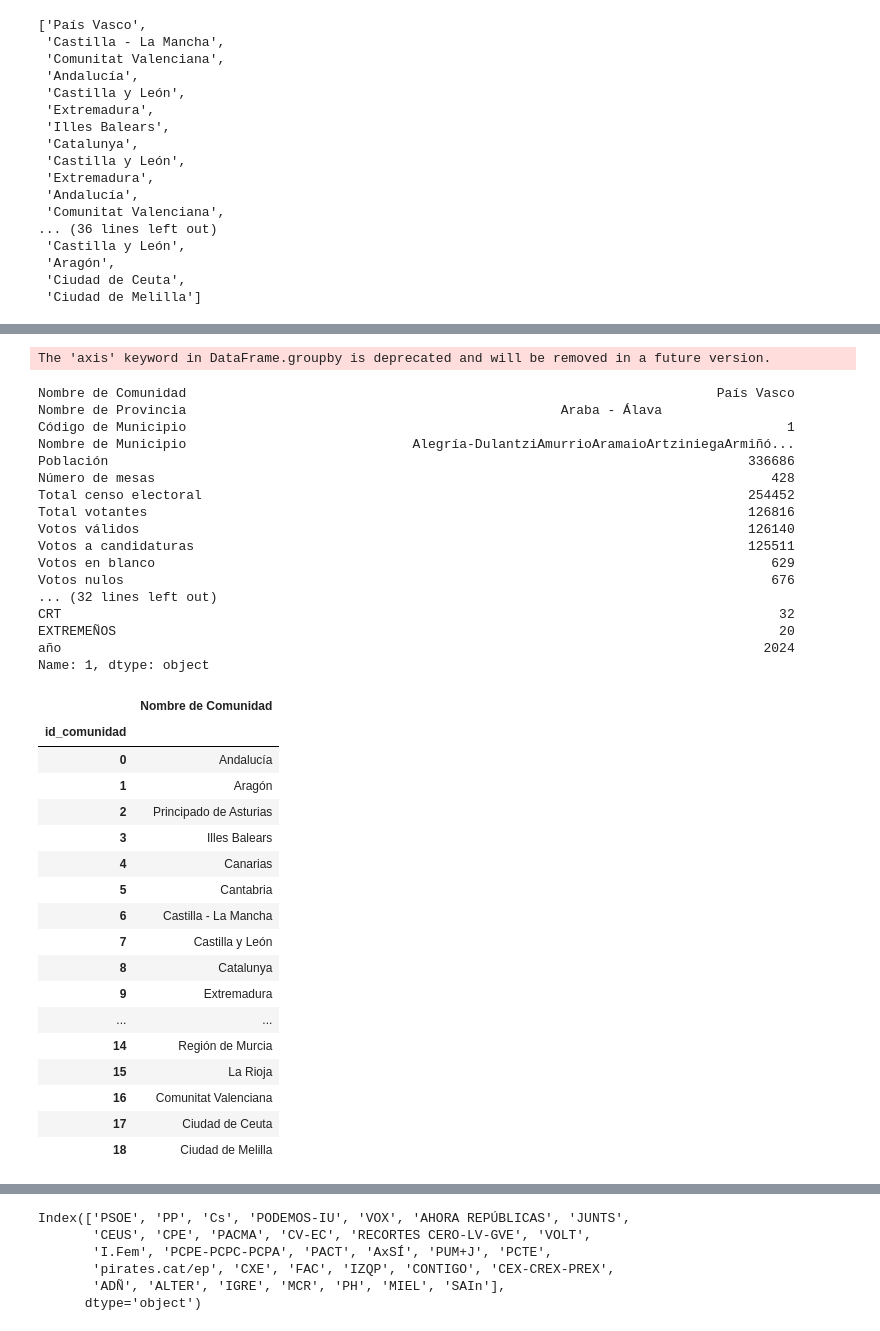
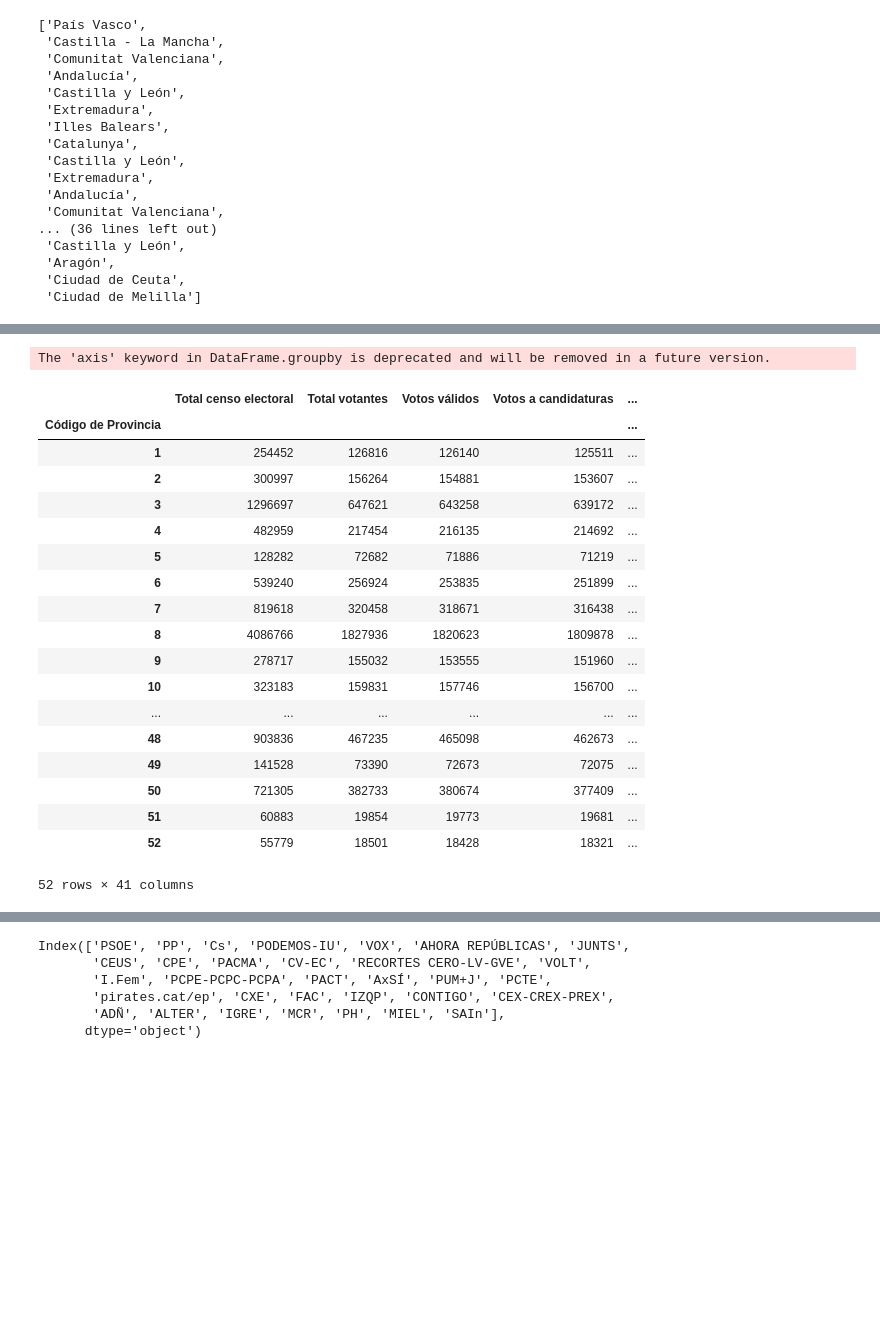
Before and after one commit to UnaiFam/PROYECTO-EUROPA, a Jupyter notebook: pruebas de csv a nacional.ipynb, the cells around one changed output, grey strips where cells are left out. Saved outputs shown, nothing was run; the diff lists cells and outputs as text; code cells hidden in the pictures; blank space fills up the shorter version.

```diff
--- a/pruebas de csv a nacional.ipynb
+++ b/pruebas de csv a nacional.ipynb
@@ -411,48 +444,35 @@ The 'axis' keyword in DataFrame.groupby is deprecated and will be removed in a f
 # %%
 df2024_agrupado=df2024.groupby("Código de Provincia", axis=0, ).sum()
 df2024_agrupado["Código de Municipio"]=Tabla_referencia_provincia.index
 df2024_agrupado["Nombre de Provincia"]=Tabla_referencia_provincia["Provincia"]
 df2024_agrupado["Nombre de Comunidad"]=comunidades2
 df2024_agrupado["año"]=2024
-df2024_agrupado.iloc[0]
+df2024_agrupado.drop("Nombre de Comunidad", axis=1, inplace=True)
+df2024_agrupado.drop("Nombre de Municipio", axis=1, inplace=True)
+df2024_agrupado.drop("Código de Municipio", axis=1, inplace=True)
+df2024_agrupado.drop("Nombre de Provincia", axis=1, inplace=True)
+df2024_agrupado.drop("Población", axis=1, inplace=True)
+df2024_agrupado.drop("Número de mesas", axis=1, inplace=True)
+df2024_agrupado
 # %% [output]
 The 'axis' keyword in DataFrame.groupby is deprecated and will be removed in a future version.
+|  | Total censo electoral | Total votantes | Votos válidos | Votos a candidaturas | ... |
+| Código de Provincia |  |  |  |  | ... |
+| 1 | 254452 | 126816 | 126140 | 125511 | ... |
+| 2 | 300997 | 156264 | 154881 | 153607 | ... |
+| 3 | 1296697 | 647621 | 643258 | 639172 | ... |
+| 4 | 482959 | 217454 | 216135 | 214692 | ... |
+| 5 | 128282 | 72682 | 71886 | 71219 | ... |
+| 6 | 539240 | 256924 | 253835 | 251899 | ... |
+| 7 | 819618 | 320458 | 318671 | 316438 | ... |
+| 8 | 4086766 | 1827936 | 1820623 | 1809878 | ... |
+| 9 | 278717 | 155032 | 153555 | 151960 | ... |
+| 10 | 323183 | 159831 | 157746 | 156700 | ... |
+| ... | ... | ... | ... | ... | ... |
+| 48 | 903836 | 467235 | 465098 | 462673 | ... |
+| 49 | 141528 | 73390 | 72673 | 72075 | ... |
+| 50 | 721305 | 382733 | 380674 | 377409 | ... |
+| 51 | 60883 | 19854 | 19773 | 19681 | ... |
+| 52 | 55779 | 18501 | 18428 | 18321 | ... |
-Nombre de Comunidad                                                                    País Vasco
-Nombre de Provincia                                                Araba - Álava
-Código de Municipio                                                                             1
-Nombre de Municipio                             Alegría-DulantziAmurrioAramaioArtziniegaArmiñó...
-Población                                                                                  336686
-Número de mesas                                                                               428
-Total censo electoral                                                                      254452
-Total votantes                                                                             126816
-Votos válidos                                                                              126140
-Votos a candidaturas                                                                       125511
-Votos en blanco                                                                               629
-Votos nulos                                                                                   676
-... (32 lines left out)
-CRT                                                                                            32
-EXTREMEÑOS                                                                                     20
-año                                                                                          2024
-Name: 1, dtype: object
+52 rows × 41 columns
-# %%
-Tabla_referencia_comunidad
-# %% [output]
-|  | Nombre de Comunidad |
-| id_comunidad |  |
-| 0 | Andalucía |
-| 1 | Aragón |
-| 2 | Principado de Asturias |
-| 3 | Illes Balears |
-| 4 | Canarias |
-| 5 | Cantabria |
-| 6 | Castilla - La Mancha |
-| 7 | Castilla y León |
-| 8 | Catalunya |
-| 9 | Extremadura |
-| ... | ... |
-| 14 | Región de Murcia |
-| 15 | La Rioja |
-| 16 | Comunitat Valenciana |
-| 17 | Ciudad de Ceuta |
-| 18 | Ciudad de Melilla |
 # %%
```
Also changed, not shown: parts of 13 cells of this notebook.
